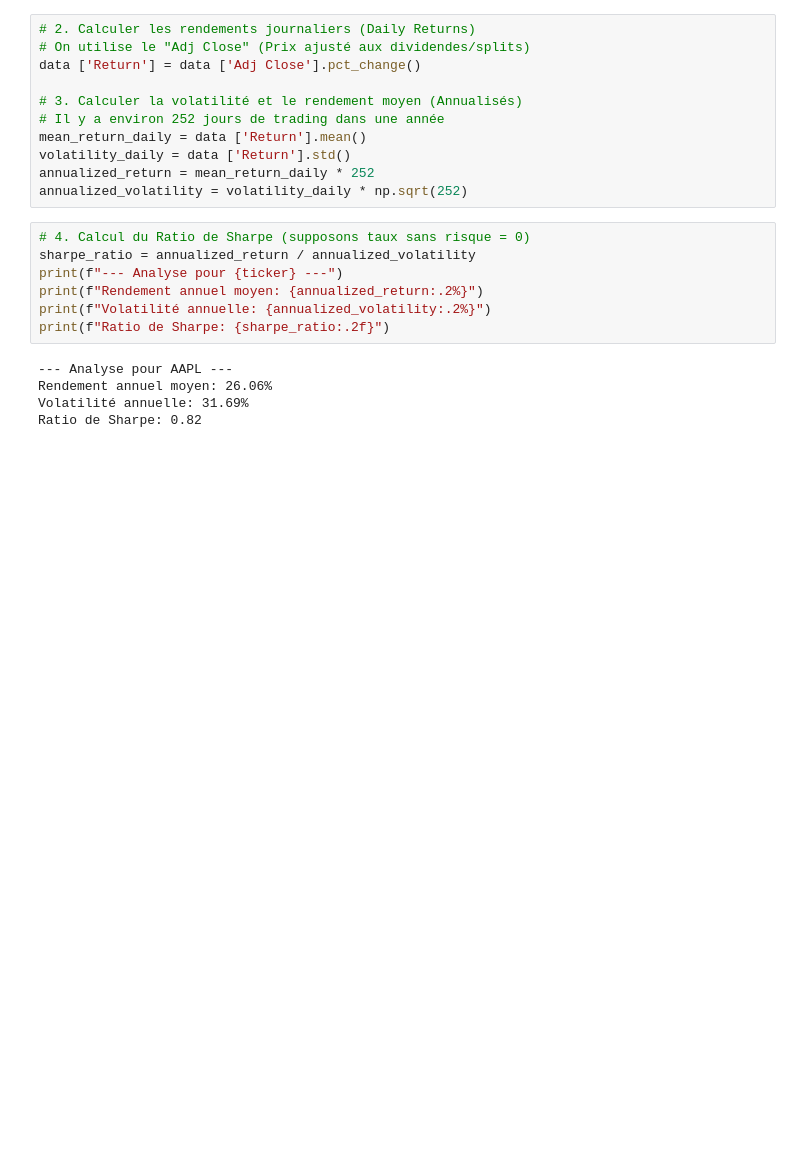
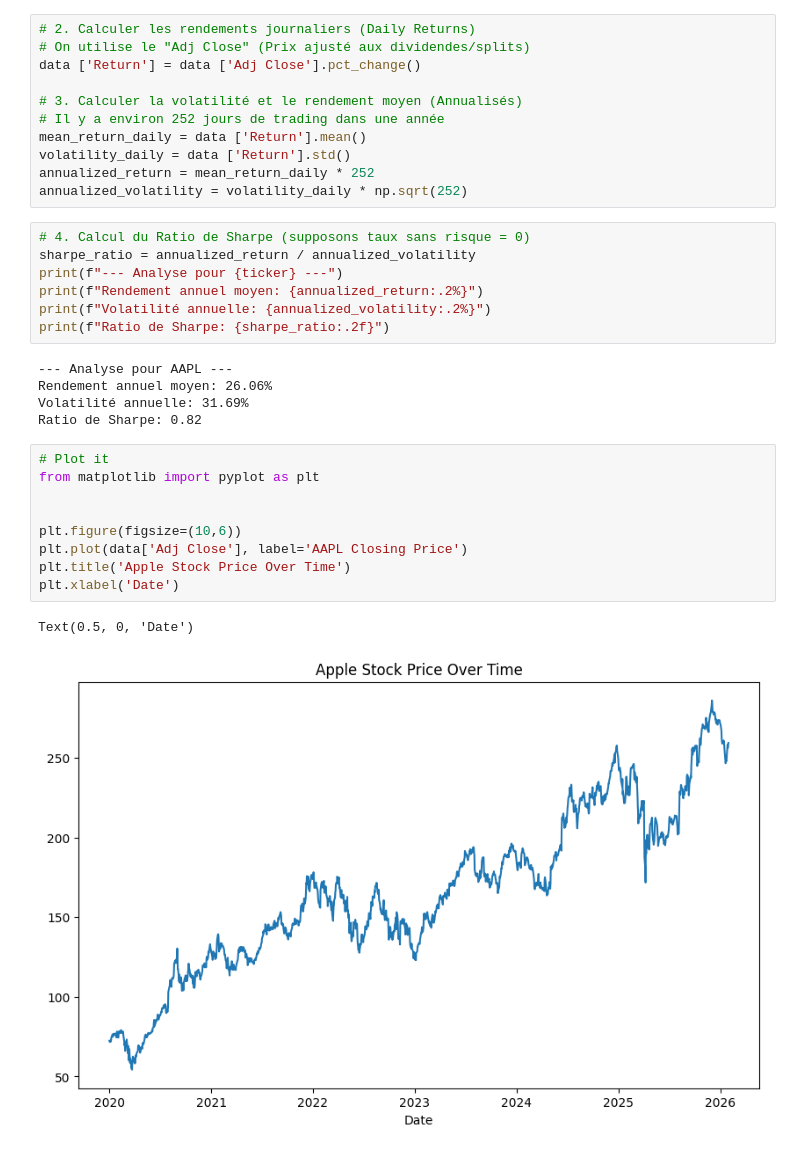
Before and after one commit to yannisbresle57-ctrl/IAE_METZ_2026_EMPIRICAL_FINANCLE, a Jupyter notebook: exercice.ipynb, the cells around one changed output. Saved outputs shown, nothing was run; the diff lists cells and outputs as text; blank space fills up the shorter version.

Commit message:
plot

```diff
--- a/exercice.ipynb
+++ b/exercice.ipynb
@@ -166,3 +166,15 @@ print(f"Ratio de Sharpe: {sharpe_ratio:.2f}")
 Rendement annuel moyen: 26.06%
 Volatilité annuelle: 31.69%
 Ratio de Sharpe: 0.82
+# %%
+# Plot it
+from matplotlib import pyplot as plt
+
+
+plt.figure(figsize=(10,6))
+plt.plot(data['Adj Close'], label='AAPL Closing Price')
+plt.title('Apple Stock Price Over Time')
+plt.xlabel('Date')
+# %% [output]
+Text(0.5, 0, 'Date')
+[figure, added]
```
Also changed, not shown: parts of 1 cell of this notebook.
